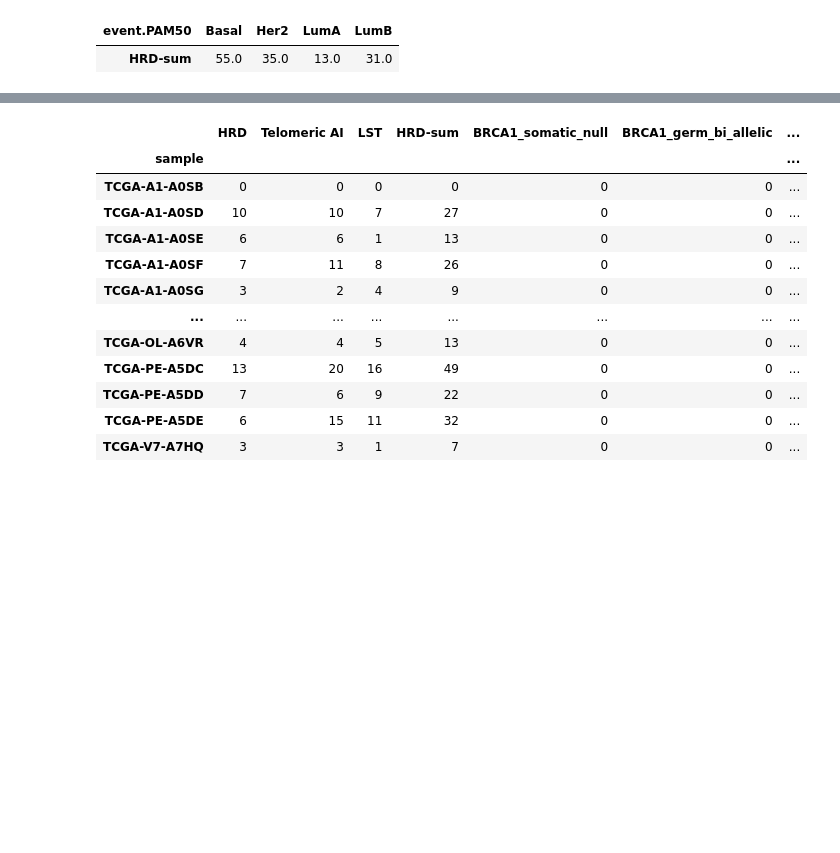
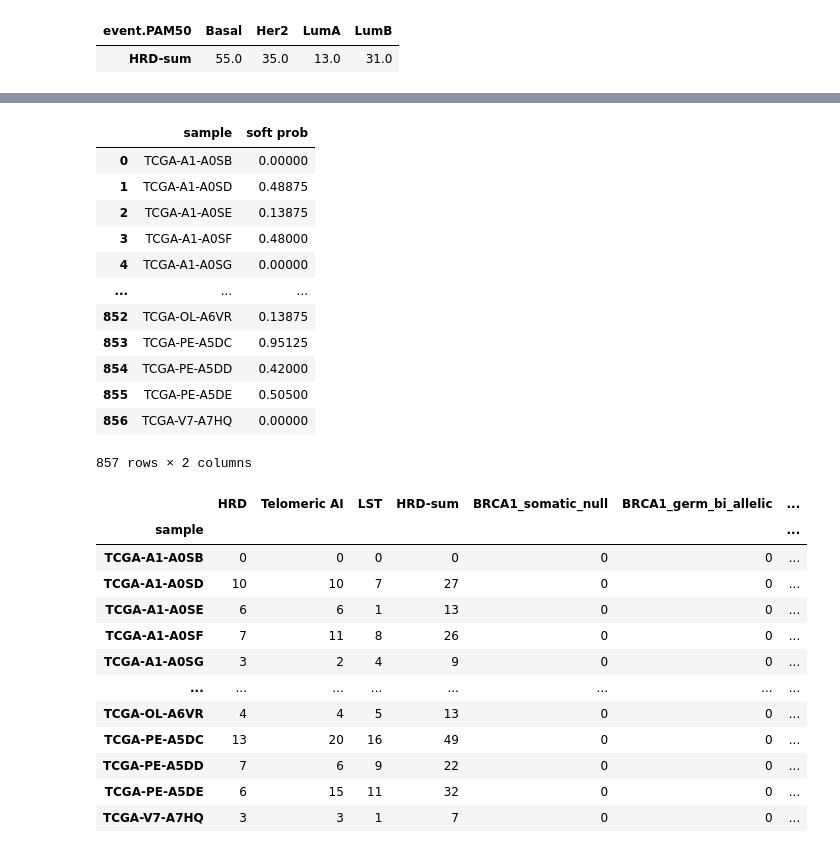
Before and after one commit to l1joseph/Multiscale_HRD_Classifier, a Jupyter notebook: prelim_analysis/HRD_ambiguous_analysis.ipynb, the cells around one changed output, grey strips where cells are left out. Saved outputs shown, nothing was run; the diff lists cells and outputs as text; code cells hidden in the pictures; blank space fills up the shorter version.

```diff
--- a/prelim_analysis/HRD_ambiguous_analysis.ipynb
+++ b/prelim_analysis/HRD_ambiguous_analysis.ipynb
@@ -145,3 +157,21 @@ px.scatter(metadata, x = 'HRD-sum', y= 'soft prob dist')
+# %%
+metadata_soft = metadata.reset_index()
+metadata_soft_filt = metadata_soft[['sample', 'soft prob']]
+metadata_soft_filt
+# %% [output]
+|  | sample | soft prob |
+| 0 | TCGA-A1-A0SB | 0.00000 |
+| 1 | TCGA-A1-A0SD | 0.48875 |
+| 2 | TCGA-A1-A0SE | 0.13875 |
+| 3 | TCGA-A1-A0SF | 0.48000 |
+| 4 | TCGA-A1-A0SG | 0.00000 |
+| ... | ... | ... |
+| 852 | TCGA-OL-A6VR | 0.13875 |
+| 853 | TCGA-PE-A5DC | 0.95125 |
+| 854 | TCGA-PE-A5DD | 0.42000 |
+| 855 | TCGA-PE-A5DE | 0.50500 |
+| 856 | TCGA-V7-A7HQ | 0.00000 |
+857 rows × 2 columns
 # %%
 metadata_dropna = metadata[metadata['HRD_adjust'] != 'None']
 # %%
```
Also changed, not shown: parts of 9 cells of this notebook, 2 other files.
